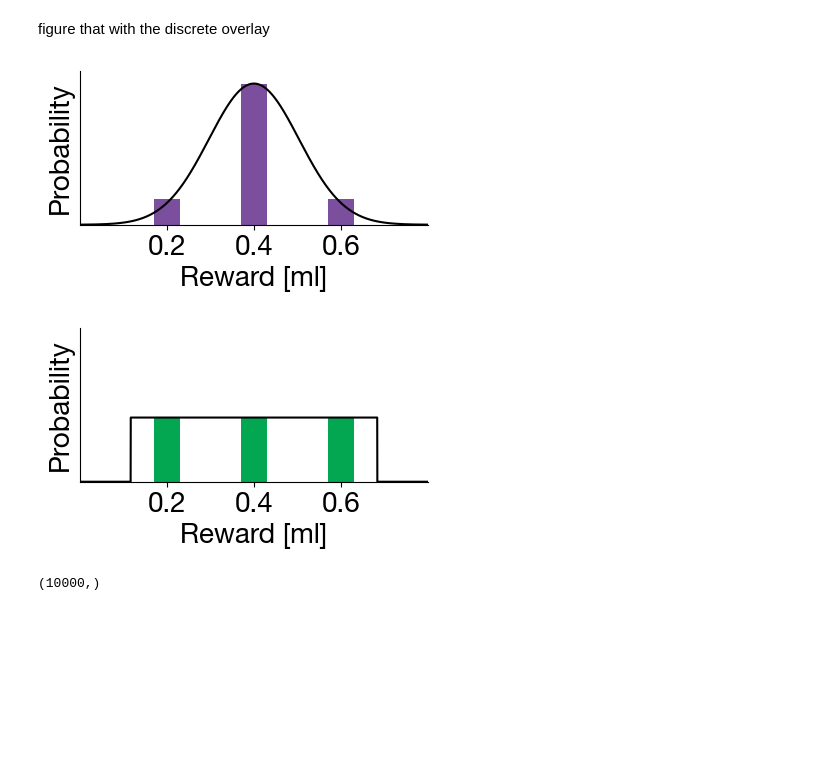
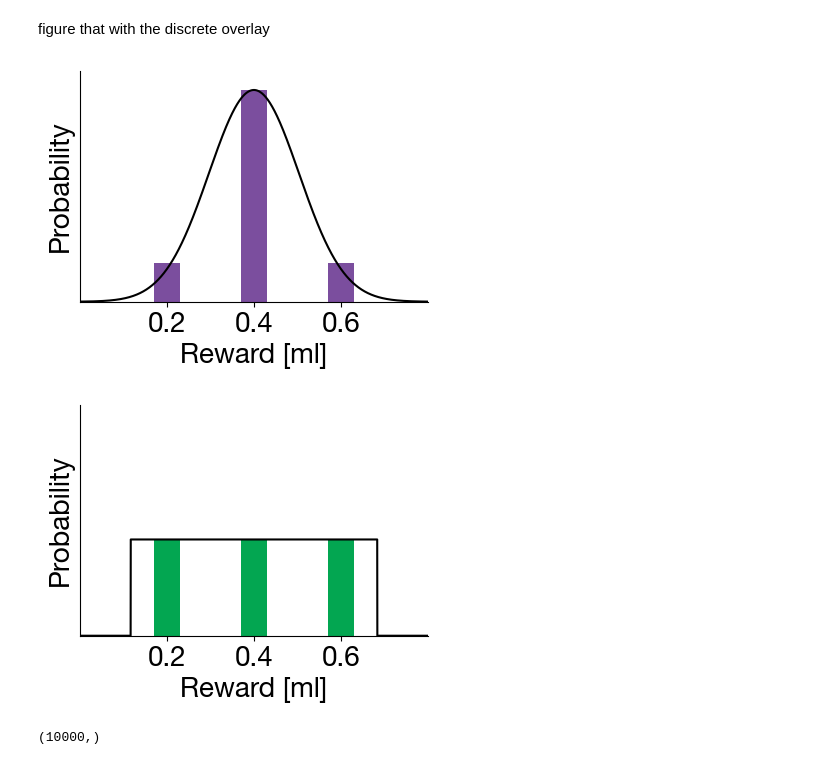
Before and after one commit to dongjae-kim/efficient-coding-dist-rl, a Jupyter notebook: Fitting_moment_matching_rothenhoefer.ipynb, the cells around one changed output. Cells and saved outputs as stored; diff of their text form; code cells hidden in the pictures; blank space fills up the shorter version.

```diff
--- a/Fitting_moment_matching_rothenhoefer.ipynb
+++ b/Fitting_moment_matching_rothenhoefer.ipynb
@@ -367,35 +367,35 @@ plt.rcParams['font.size'] = 20
 fig, ax = plt.subplots(1,1)
 
 # set the maximum of ec_norm.p_prior as 11/15
 ec_norm.p_prior = ec_norm.p_prior/np.max(ec_norm.p_prior)*11/15
 # ec_norm.p_prior = ec_norm.p_prior/15*11
 
 ax.plot(ec_norm.x, ec_norm.p_prior, color=[0,0,0])
 # barplot of [0.2, 0.4, 0.6] and [2/15. 11/15, 2/15]
 ax.bar([0.2, 0.4, 0.6], [2/15, 11/15, 2/15], width=0.06, color='#7b4e9e')
 
 ax.set_xlabel('Reward [ml]')
 ax.set_ylabel('Probability')
 
 ax.spines['right'].set_visible(False)
 ax.spines['top'].set_visible(False)
 plt.xlim([0, 0.8])
 plt.ylim([0, 0.8])
 ax.set_xticks([.2, .4, .6])
 # ax.set_yticks([0,.2,.4,.6,.8])
 ax.set_yticks([])
 fig.set_figwidth(4.5)
-fig.set_figheight(2)
+fig.set_figheight(3)
 
 # set size of figure
 
 
 fig.savefig('./figures_rothenhoefer/'+'normal_distribution.png', bbox_inches="tight")
 fig.savefig('./figures_rothenhoefer/'+'normal_distribution.pdf', bbox_inches="tight")
 # fig.savefig('./figures_rothenhoefer/'+'normal_distribution.png')
 plt.show()
 # %% [output]
-[figure, old version]
+[figure, new version]
 # %%
 %matplotlib inline
 plt.rcParams['font.family'] = 'Helvetica Neue'
@@ -417,13 +417,13 @@ ax.set_xticks([.2, .4, .6])
 # ax.set_yticks([0,.2,.4,.6,.8])
 ax.set_yticks([])
 fig.set_figwidth(4.5)
-fig.set_figheight(2)
+fig.set_figheight(3)
 plt.show()
 
 fig.savefig('./figures_rothenhoefer/'+'uniform_distribution.png', bbox_inches="tight")
 fig.savefig('./figures_rothenhoefer/'+'uniform_distribution.pdf', bbox_inches="tight")
 # %% [output]
-[figure, old version]
+[figure, new version]
 # %%
 # N_neurons = 40
 # alpha = 0.5
```
Also changed, not shown: 3 other files.
